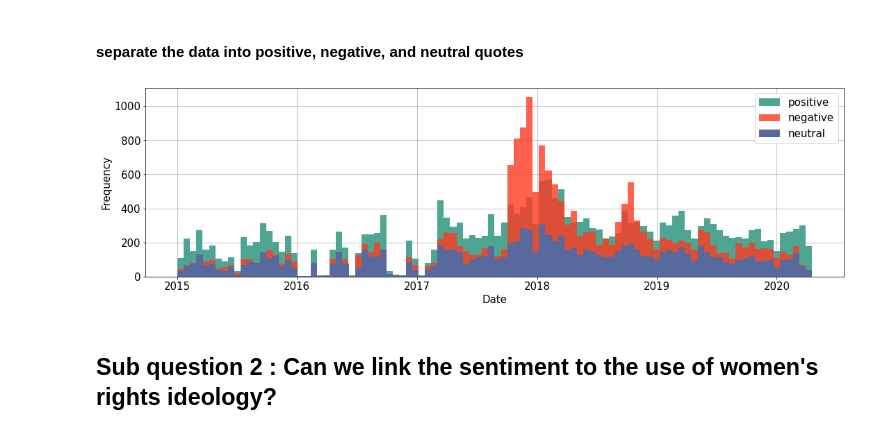
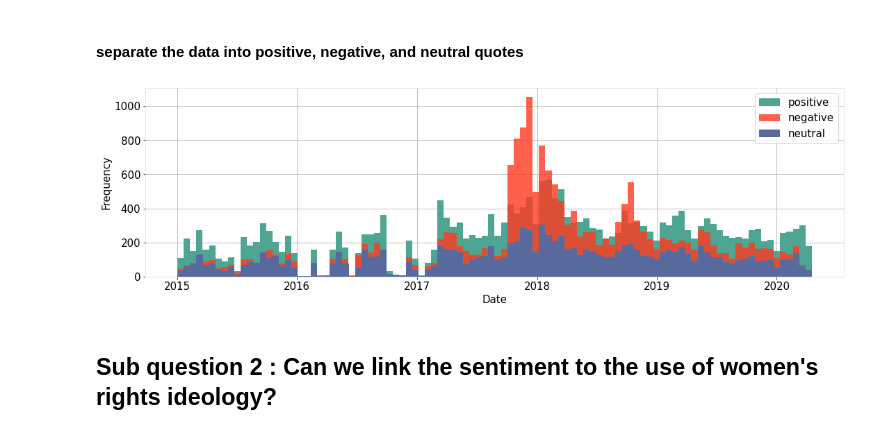
Before and after one commit to epfl-ada/ada-2021-project-concatsanddogs, a Jupyter notebook: Milestone_3_RQ4_sentiment_analysis.ipynb, the cells around one changed output. Saved outputs shown, nothing was run; the diff lists cells and outputs as text; code cells hidden in the pictures.

Commit message:
plot updates

```diff
--- a/Milestone_3_RQ4_sentiment_analysis.ipynb
+++ b/Milestone_3_RQ4_sentiment_analysis.ipynb
@@ -410,24 +410,28 @@ customPalette = sns.set_palette(sns.color_palette(colors))
 # %%
 fig, ax = plt.subplots()
 # Just write the name of the font
 mpl.rcParams['font.sans-serif'] = 'Lato'
 plt.rcParams['font.size'] = 15
 plt.rcParams["figure.figsize"] = (25,5)
 
+ax.spines['bottom'].set_color('#dddddd')
+ax.spines['top'].set_color('#dddddd')
+ax.spines['right'].set_color('#dddddd')
+ax.spines['left'].set_color('#dddddd')
 
 df_positive['date'].hist(bins = 100, figsize = [18,5],color='#4EA692')
 df_negative['date'].hist(bins = 100, figsize = [18,5],alpha = 0.8,color ='#FF3A20')
 # seems like around 2018 there were a lot of negative quotations
 df_neutral['date'].hist(bins = 100, figsize = [18,5],alpha = 1,color='#58699D')
 #plt.grid(False)
 ax.set_axisbelow(True) # set grid lines behind
 plt.xlabel('Date')
 plt.ylabel('Frequency')
 plt.legend(labels=('positive','negative','neutral'))
-plt.savefig("./img/sentiment_time_pos_neg_neu.jpg",dpi=400)
+plt.savefig("./img/sentiment_time_pos_neg_neu.jpg",dpi=400,bbox_inches='tight')
 plt.show()
 # %% [output]
-[figure, old version]
+[figure, new version]
 # %% [markdown]
 ## Sub question 2 : Can we link the sentiment to the use of women's rights ideology?
 # %% [markdown]
```
Also changed, not shown: parts of 10 cells of this notebook, 3 other files.
